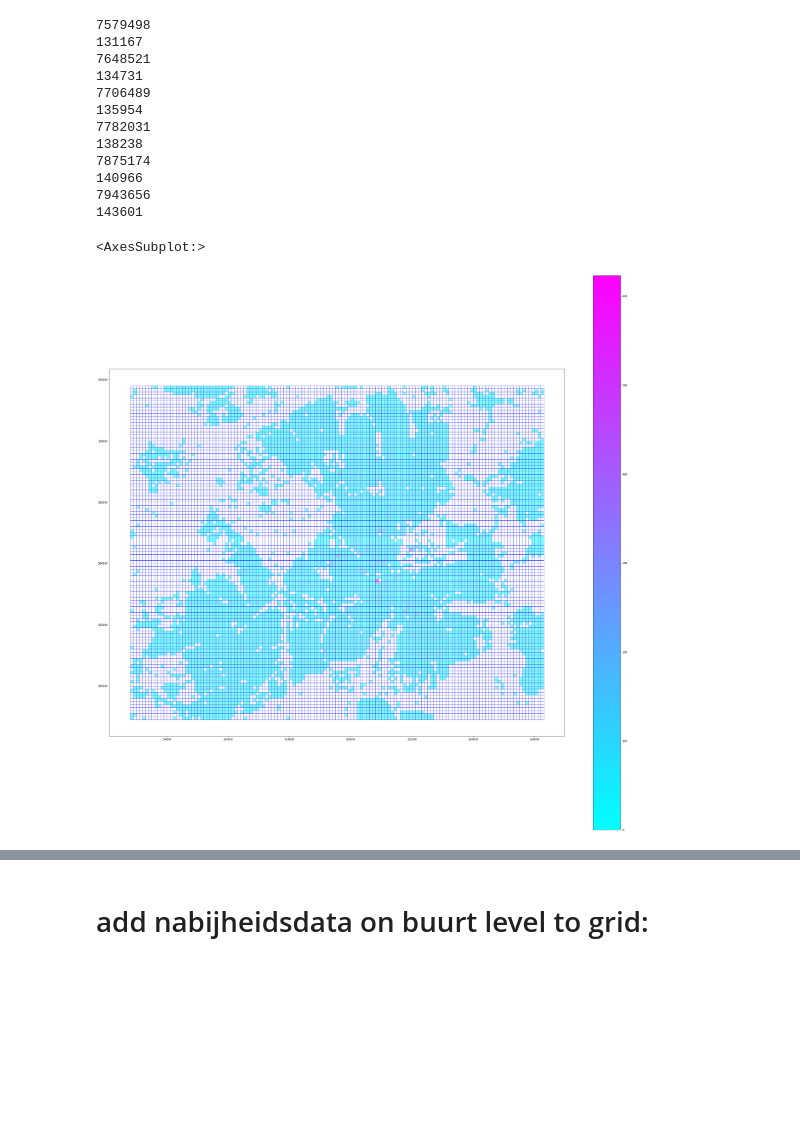
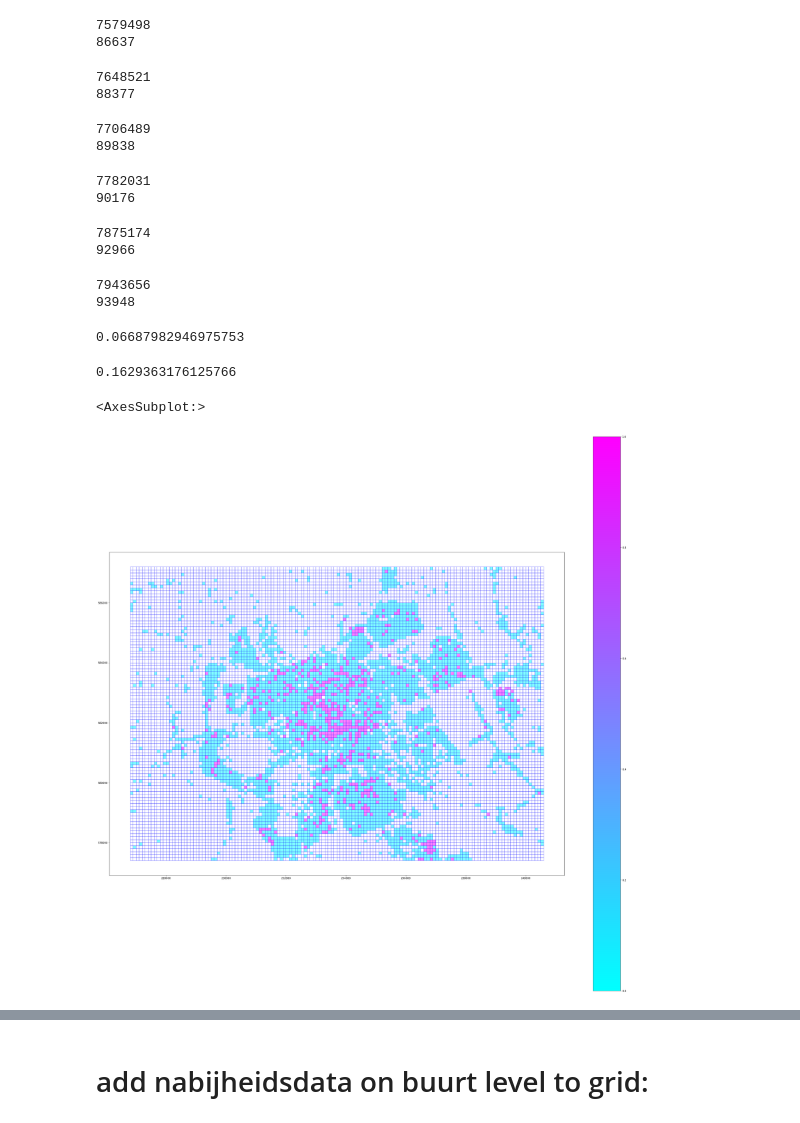
Before and after one commit to NielsvanOpstal/Thesis, a Jupyter notebook: Snapshotter.ipynb, the cells around one changed output, grey strips where cells are left out. Drawn from its saved outputs; the diff is of its cells as text; code cells hidden in the pictures; blank space fills up the shorter version.

```diff
--- a/Snapshotter.ipynb
+++ b/Snapshotter.ipynb
@@ -106,20 +127,20 @@ POINT (153571.756 389795.816)
 # %%
-data2015 = snapshotter(VBO, grid_vbo, 2015)
-data2016 = snapshotter(VBO, grid_vbo, 2016)
-data2017 = snapshotter(VBO, grid_vbo, 2017)
-data2018 = snapshotter(VBO, grid_vbo, 2018)
-data2019 = snapshotter(VBO, grid_vbo, 2019)
-data2020 = snapshotter(VBO, grid_vbo, 2020)
+data2015 = snapshotter(VBO, grid_vbo, buurtgrenzen2015, 2015)
+data2016 = snapshotter(VBO, grid_vbo, buurtgrenzen2016, 2016)
+data2017 = snapshotter(VBO, grid_vbo, buurtgrenzen2017, 2017)
+data2018 = snapshotter(VBO, grid_vbo, buurtgrenzen2018, 2018)
+data2019 = snapshotter(VBO, grid_vbo, buurtgrenzen2019, 2019)
+data2020 = snapshotter(VBO, grid_vbo, buurtgrenzen2019, 2020)
 # %% [output]
 7579498
-131167
-7648521
-134731
-7706489
-135954
-7782031
-138238
-7875174
-140966
-7943656
-143601
+86637
+7648521
+88377
+7706489
+89838
+7782031
+90176
+7875174
+92966
+7943656
+93948
@@ -126,3 +153,11 @@ data2020 = snapshotter(VBO, grid_vbo, 2020)
+# %%
+(y1 == 1).sum() / len(y1)
+# %% [output]
+0.06687982946975753
+# %%
+(y3 == 1).sum() / len(y1)
+# %% [output]
+0.1629363176125766
 # %%
 data2015["y"] = (data2015.woonfunctie < data2016.woonfunctie).astype(int)
 data2016["y"] = (data2016.woonfunctie < data2017.woonfunctie).astype(int)
@@ -130,19 +165,26 @@ data2017["y"] = (data2017.woonfunctie < data2018.woonfunctie).astype(int)
 data2018["y"] = (data2018.woonfunctie < data2019.woonfunctie).astype(int)
 data2019["y"] = (data2019.woonfunctie < data2020.woonfunctie).astype(int)
 # %%
-data2015 = grid_full.join(data2015, rsuffix = "r")
-data2016 = grid_full.join(data2016, rsuffix = "r")
-data2017 = grid_full.join(data2017, rsuffix = "r")
-data2018 = grid_full.join(data2018, rsuffix = "r")
-data2019 = grid_full.join(data2019, rsuffix = "r")
+# data2015 = grid_full.join(data2015, rsuffix = "r")
+# data2016 = grid_full.join(data2016, rsuffix = "r")
+# data2017 = grid_full.join(data2017, rsuffix = "r")
+# data2018 = grid_full.join(data2018, rsuffix = "r")
+# data2019 = grid_full.join(data2019, rsuffix = "r")
+
+data2015 = grid.join(data2015, rsuffix = "r")
+data2016 = grid.join(data2016, rsuffix = "r")
+data2017 = grid.join(data2017, rsuffix = "r")
+data2018 = grid.join(data2018, rsuffix = "r")
+data2019 = grid.join(data2019, rsuffix = "r")
 # %%
 data2015 = gpd.GeoDataFrame(data2015)
 data2016 = gpd.GeoDataFrame(data2016)
 data2017 = gpd.GeoDataFrame(data2017)
 data2018 = gpd.GeoDataFrame(data2018)
 data2019 = gpd.GeoDataFrame(data2019)
+data2015.geometry = data2015.geometry.apply(shapely.wkt.loads)
 # %%
-data2016.plot(figsize = (40,40), alpha=0.5, edgecolor = "b", column='woonfunctie',cmap='cool',legend=True)
+data2015.plot(figsize = (40,40), alpha=0.5, edgecolor = "b", column='y',cmap='cool',legend=True)
 # %% [output]
 <AxesSubplot:>
-[figure, old version]
+[figure, new version]
```
Also changed, not shown: parts of 58 cells of this notebook, 4 other files.
